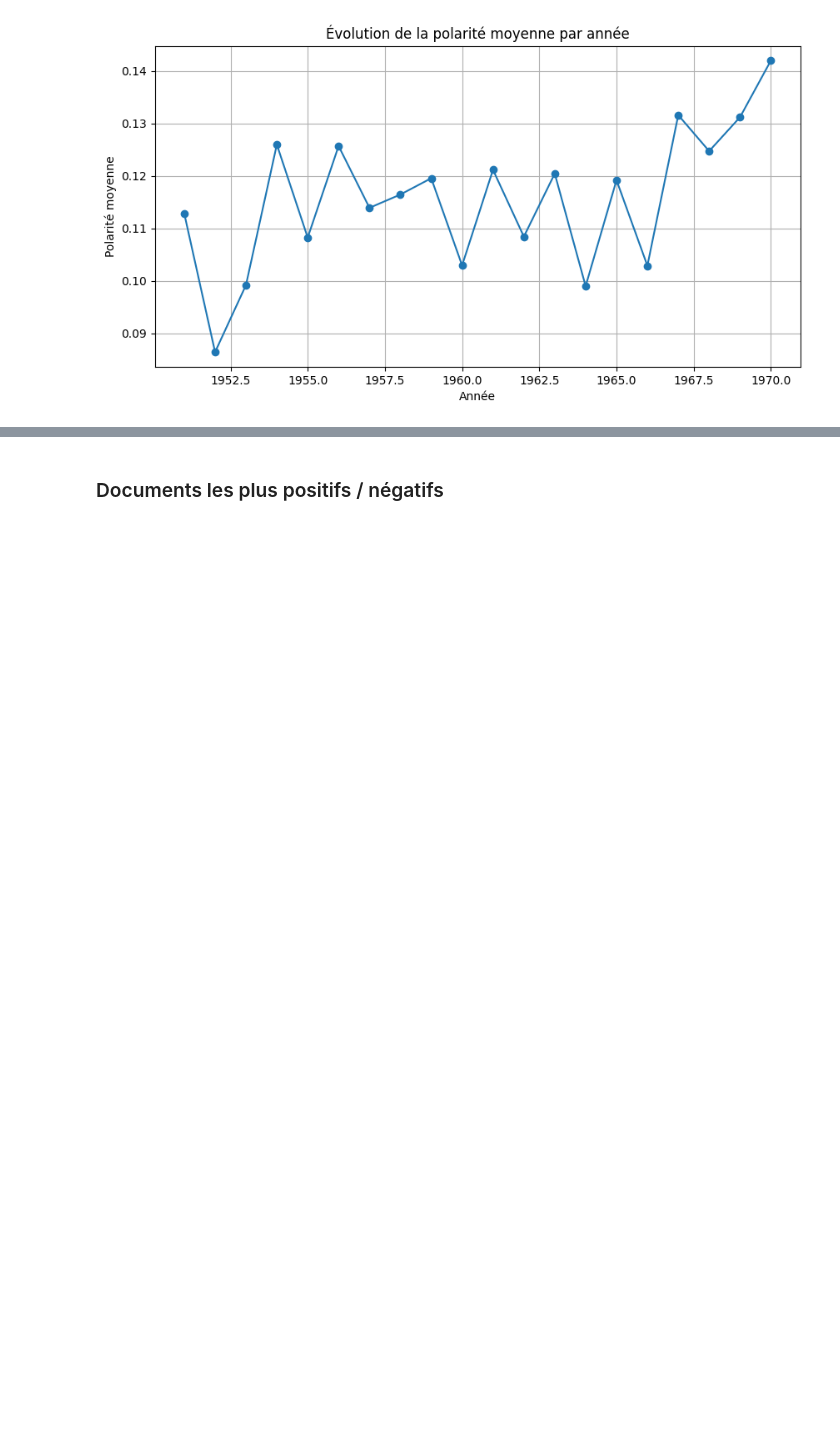
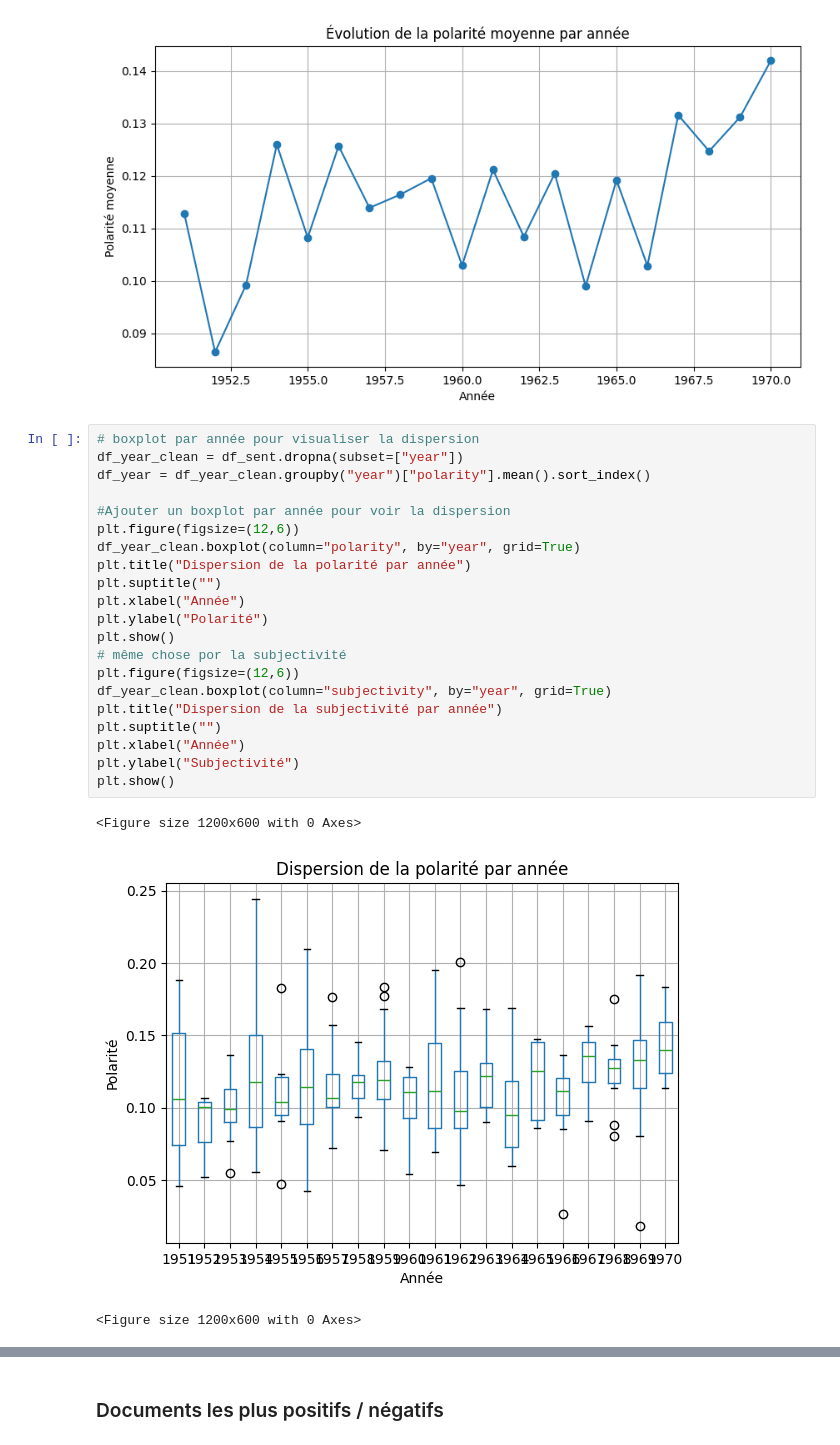
Before and after one commit to IlariaFa/tac, a Jupyter notebook: tps/tp4/s6_sentiment.ipynb, the cells around one changed output, grey strips where cells are left out. Saved outputs shown, nothing was run; the diff lists cells and outputs as text; blank space fills up the shorter version.

```diff
--- a/tps/tp4/s6_sentiment.ipynb
+++ b/tps/tp4/s6_sentiment.ipynb
@@ -292,3 +292,28 @@ plt.grid(True)
 plt.show()
 # %% [output]
 [figure]
+# %%
+# boxplot par année pour visualiser la dispersion
+df_year_clean = df_sent.dropna(subset=["year"])
+df_year = df_year_clean.groupby("year")["polarity"].mean().sort_index()
+
+#Ajouter un boxplot par année pour voir la dispersion
+plt.figure(figsize=(12,6))
+df_year_clean.boxplot(column="polarity", by="year", grid=True)
+plt.title("Dispersion de la polarité par année")
+plt.suptitle("")
+plt.xlabel("Année")
+plt.ylabel("Polarité")
+plt.show()
+# même chose por la subjectivité
+plt.figure(figsize=(12,6))
+df_year_clean.boxplot(column="subjectivity", by="year", grid=True)
+plt.title("Dispersion de la subjectivité par année")
+plt.suptitle("")
+plt.xlabel("Année")
+plt.ylabel("Subjectivité")
+plt.show()
+# %% [output]
+<Figure size 1200x600 with 0 Axes>
+[figure, added]
+<Figure size 1200x600 with 0 Axes>
```
Also changed, not shown: parts of 5 cells of this notebook, 1 other file.
